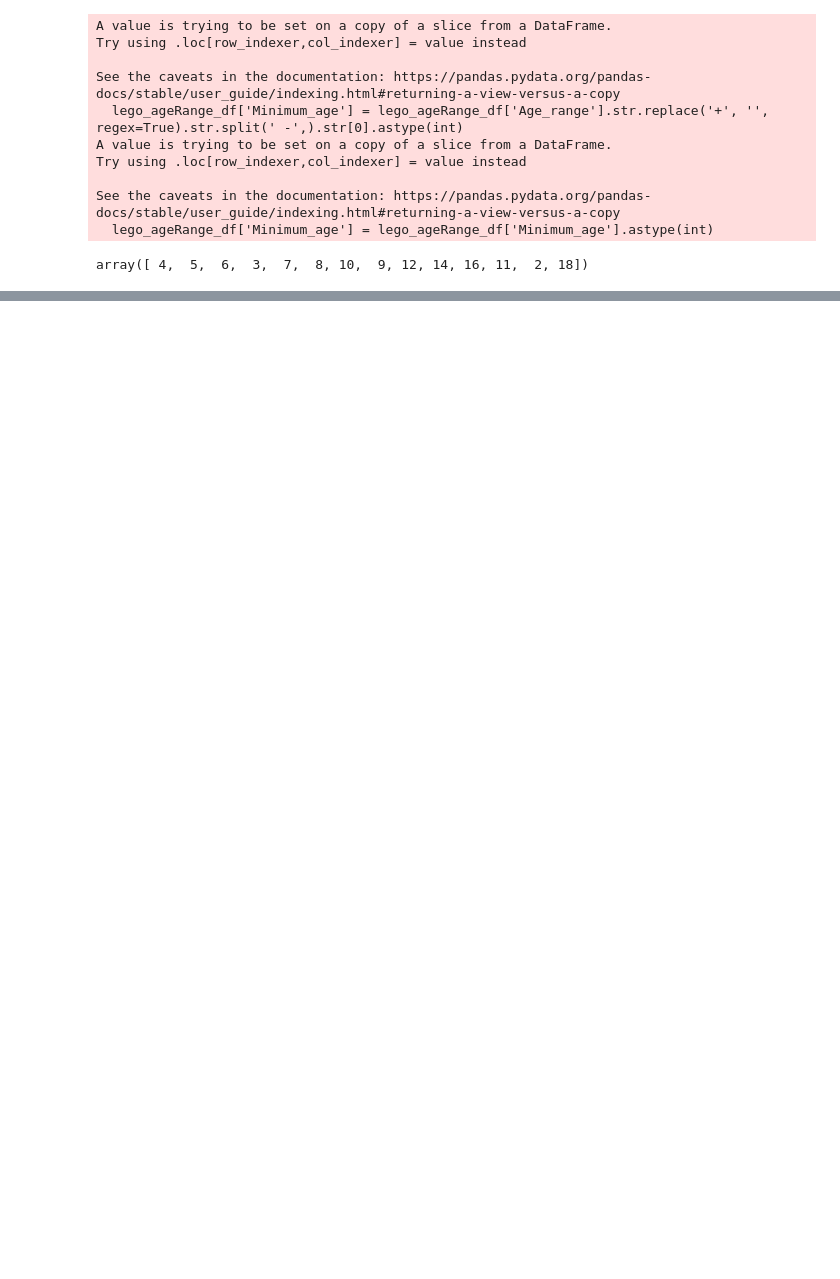
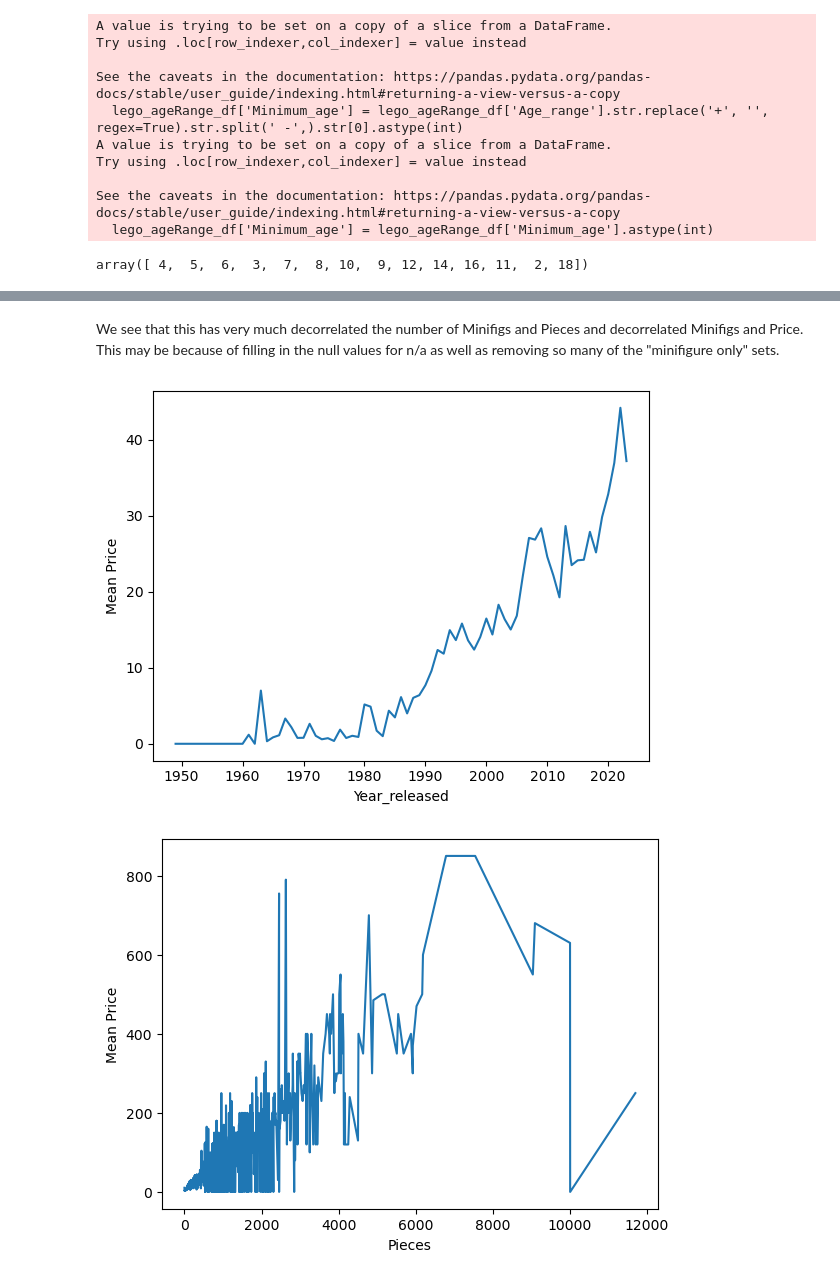
Before and after one commit to Conor020591/LegoSetEDA, a Jupyter notebook: LegoEDA.ipynb, the cells around one changed output, grey strips where cells are left out. Drawn from its saved outputs; the diff is of its cells as text; code cells hidden in the pictures; blank space fills up the shorter version.

```diff
--- a/LegoEDA.ipynb
+++ b/LegoEDA.ipynb
@@ -551,0 +741,14 @@ lego_mod_df.to_csv('legoData_mod.csv', sep = ',')
+# %% [markdown]
+We see that this has very much decorrelated the number of Minifigs and Pieces and decorrelated Minifigs and Price.
+This may be because of filling in the null values for n/a as well as removing so many of the "minifigure only" sets.
+# %%
+for i in lego_num_columns:
+    if i !='Price':
+        lego_group_mean = lego_num.groupby(i)['Price'].mean()
+        ax = lego_group_mean.plot(kind ='line')
+        ax.set_xlabel(i)
+        ax.set_ylabel("Mean Price")
+        plt.show()
+# %% [output]
+[figure, added]
+[figure, added]
```
Also changed, not shown: parts of 114 cells of this notebook.
